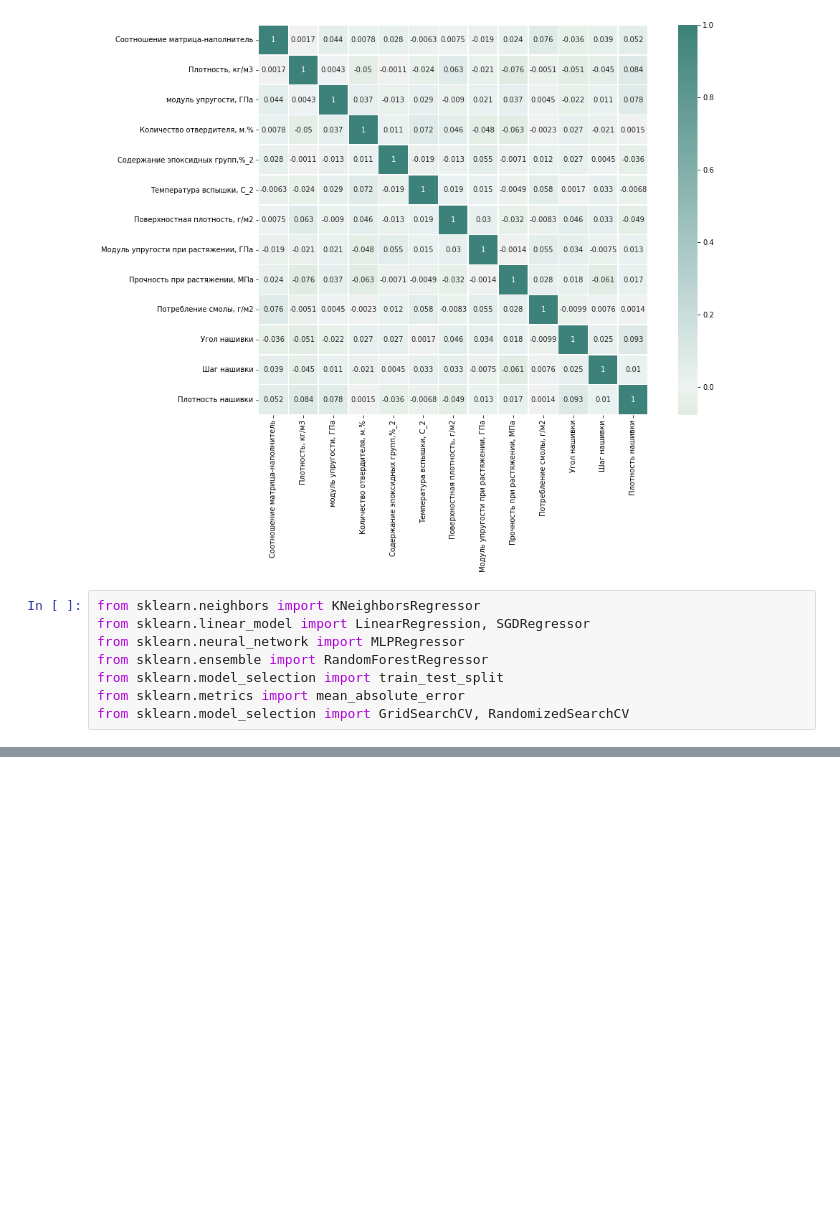
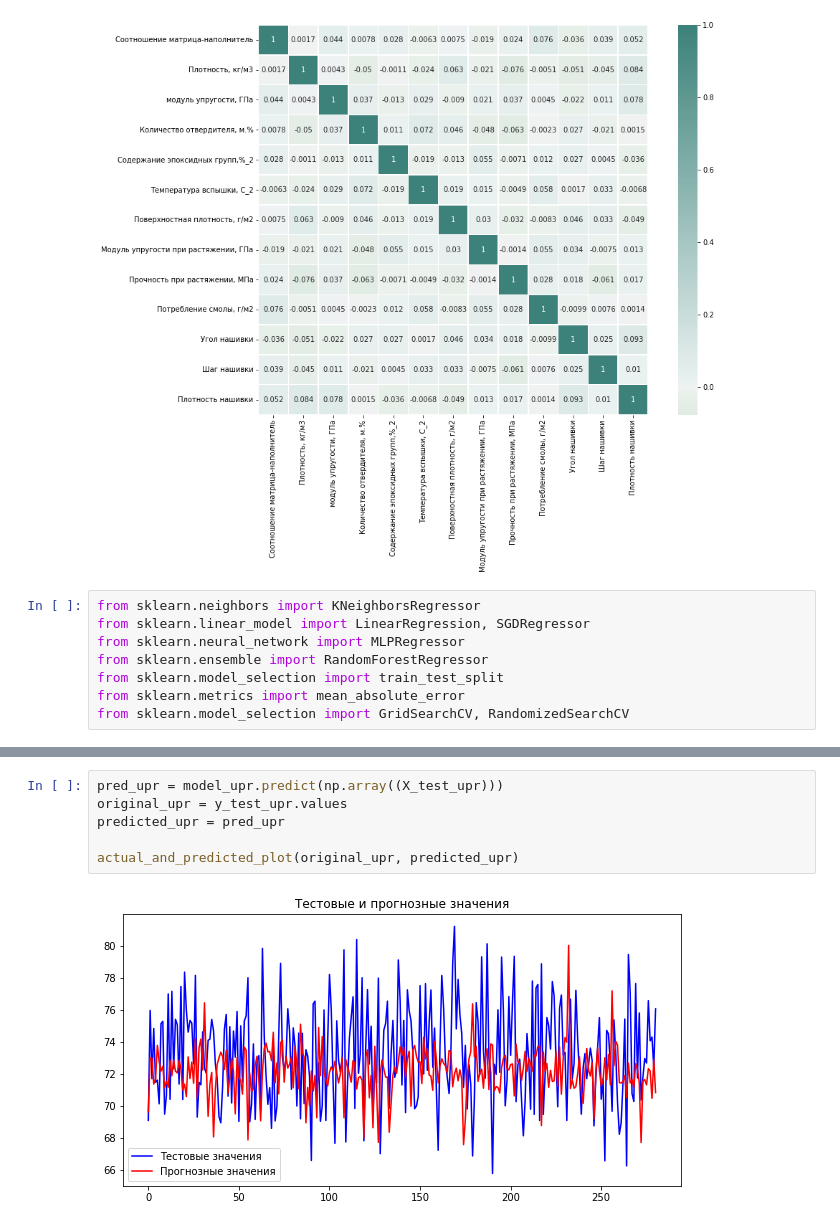
Before and after one commit to AlexeyMM84/VKR, a Jupyter notebook: VVKRlast.ipynb, the cells around one changed output, grey strips where cells are left out. Cells and saved outputs as stored; diff of their text form; blank space fills up the shorter version.

```diff
--- a/VVKRlast.ipynb
+++ b/VVKRlast.ipynb
@@ -318,0 +613,8 @@ from sklearn.model_selection import GridSearchCV, RandomizedSearchCV
+# %%
+pred_upr = model_upr.predict(np.array((X_test_upr)))
+original_upr = y_test_upr.values
+predicted_upr = pred_upr
+
+actual_and_predicted_plot(original_upr, predicted_upr)
+# %% [output]
+[figure, added]
```
Also changed, not shown: parts of 64 cells of this notebook.
